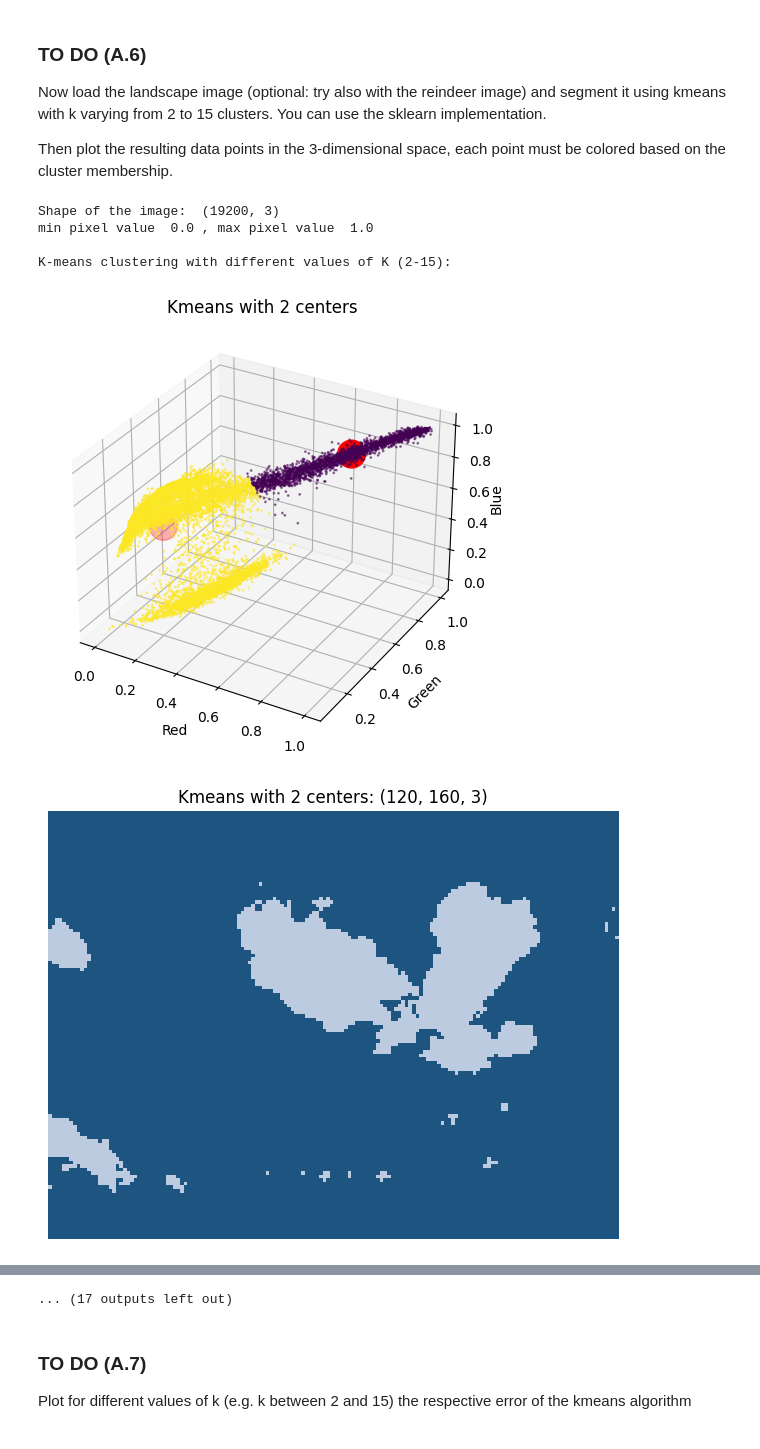
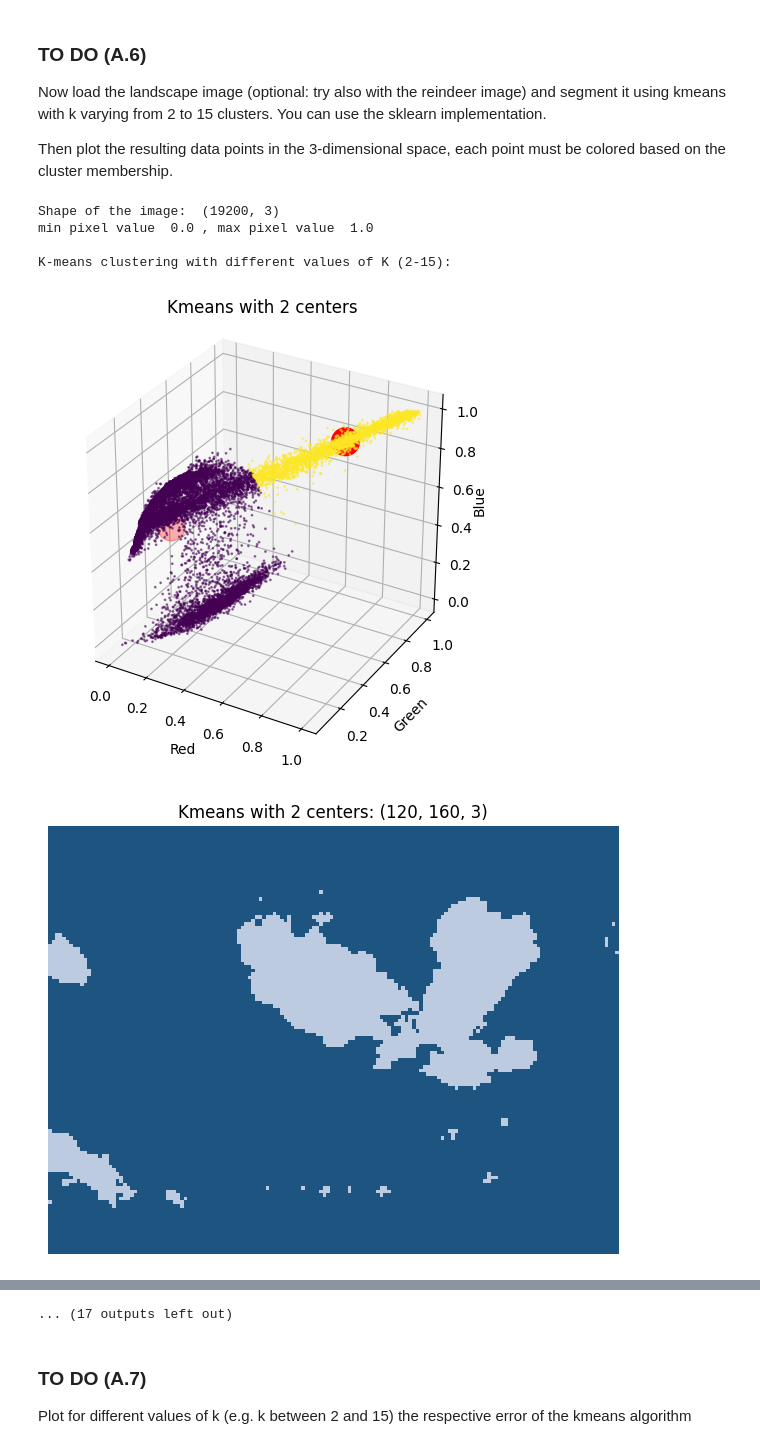
Before and after one commit to Giacomo-Menegatti/MachineLearning, a Jupyter notebook: Lab3/assignment_lab03.ipynb, the cells around one changed output, grey strips where cells are left out. Saved outputs shown, nothing was run; the diff lists cells and outputs as text; code cells hidden in the pictures.

```diff
--- a/Lab3/assignment_lab03.ipynb
+++ b/Lab3/assignment_lab03.ipynb
@@ -87,6 +87,7 @@ def scatter_plot(data: np.ndarray, clusters: np.ndarray = None, centers: np.ndar
 
     fig = plt.figure()
     axis = fig.add_subplot(1, 1, 1, projection="3d")
+    axis.set_aspect('equal')
     axis.set_xlabel("Red")
     axis.set_ylabel("Green")
     axis.set_zlabel("Blue", rotation=90, labelpad=-1)
@@ -310,7 +311,7 @@ error_plot(errors)
 Now use the k-means function provided in sklearn. Pass to the function the number of clusters and use multiple random initializations (n_init parameter). Go to the documentation page for further details
 # %%
 # Define the K-means model
-kmeans = KMeans(n_clusters=3, max_iter=50)
+kmeans = KMeans(n_clusters=3, max_iter=50, n_init=10)
 
 # Fit the model to the data
 kmeans.fit(santaclaus_data)
@@ -395,34 +396,34 @@ print('\nK-means clustering with different values of K (2-15):')
 inertia = list()
 for k in range(2,16):
     # Define the K-means model
-    kmeans = KMeans(n_clusters=k, max_iter=50)
+    kmeans = KMeans(n_clusters=k, max_iter=50, n_init=10)
 
     # Fit the model to the data
     kmeans.fit(landscape_data)
 
     # Get the cluster centers
     clusters = kmeans.labels_
     centroids = kmeans.cluster_centers_
 
     # Extract the color values of the centers
     landscape_image = landscape_data.copy() #Creating a new array is necessary otherways the data gets corrupted after ricoloration
     for i, centroid in zip(range(k), centroids): landscape_image[clusters == i] = centroid
 
     # Reshape the data to the original image shape
     landscape_image = landscape_image.reshape(landscape.shape[0], landscape.shape[1], landscape.shape[2])
 
     # Update the inertia
     inertia.append(kmeans.inertia_)
 
     # Plot the scatter plot and the ricolored imag
     scatter_plot(landscape_data, clusters=clusters, centers= centroids, title= f'Kmeans with {k} centers')
 
     # Plot the recolored image
     img_plot(landscape_image, title= f'Kmeans with {k} centers')
 # %% [output]
 Shape of the image:  (19200, 3)
 min pixel value  0.0 , max pixel value  1.0
 
 K-means clustering with different values of K (2-15):
-[figure, old version]
+[figure, new version]
 [figure]
```
Also changed, not shown: parts of 5 cells of this notebook.
